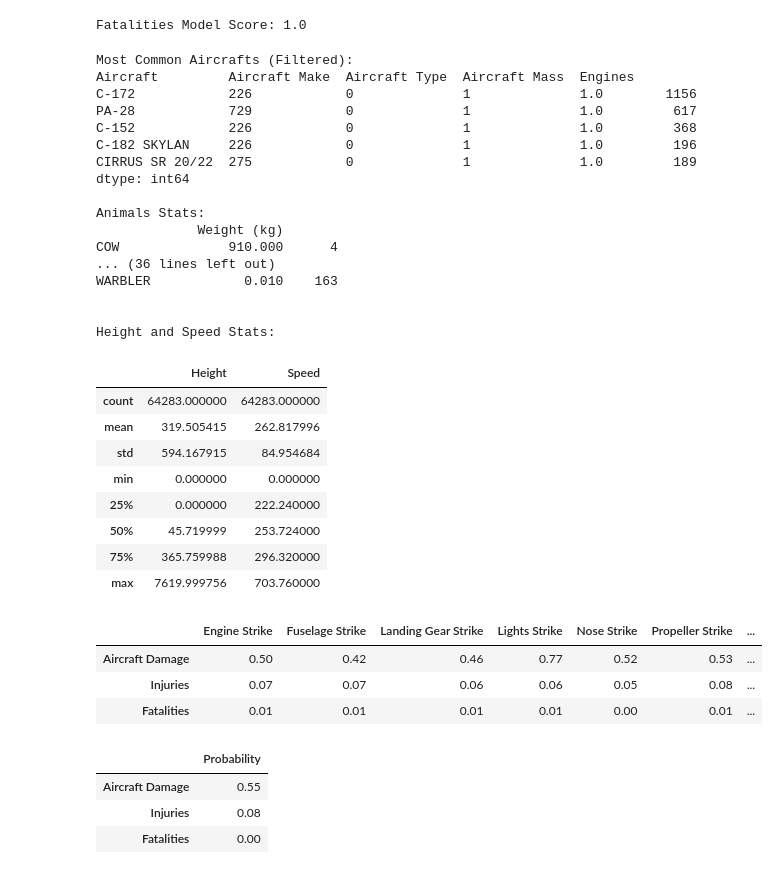
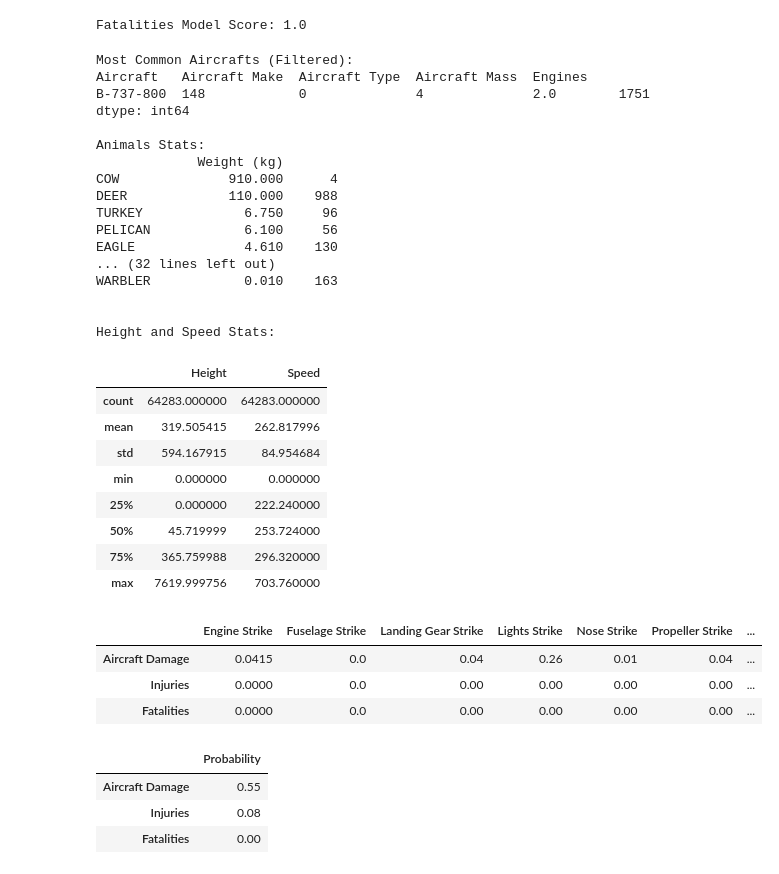
Before and after one commit to jgbreault/ByeByeBirdy, a Jupyter notebook: ByeByeBirdy.ipynb, the cells around one changed output. Cells and saved outputs as stored; diff of their text form; code cells hidden in the pictures.

```diff
--- a/ByeByeBirdy.ipynb
+++ b/ByeByeBirdy.ipynb
@@ -75,7 +75,7 @@ animalWeights = { # In kg
     'SWALLOW': 0.019,
     'HERON': 1.5,
     'EAGLE': 4.61,
-    'DARTER': 1.2,
+    'ANHINGA': 1.2,
     'RAIL': 0.288,
     'GREBE': 0.91,
     'OSPREY': 1.4,
@@ -742,7 +741,7 @@ def findAircrafts(aircraft=None, make=None, model=None, mass=None, engines=None,
 ### Info to help choose model inputs
 
 print('Most Common Aircrafts (Filtered):')
-findAircrafts(mass=1, engines=1)
+findAircrafts(aircraft='B-737-800')
 
 print('Animals Stats:')
 animalStats = pd.DataFrame.from_dict(animalWeights, orient='index')
@@ -755,18 +754,18 @@ print('Height and Speed Stats:')
 impacts[['Height', 'Speed']].describe()
 # %% [output]
 Most Common Aircrafts (Filtered):
-Aircraft         Aircraft Make  Aircraft Type  Aircraft Mass  Engines
-C-172            226            0              1              1.0        1156
-PA-28            729            0              1              1.0         617
-C-152            226            0              1              1.0         368
-C-182 SKYLAN     226            0              1              1.0         196
-CIRRUS SR 20/22  275            0              1              1.0         189
+Aircraft   Aircraft Make  Aircraft Type  Aircraft Mass  Engines
+B-737-800  148            0              4              2.0        1751
 dtype: int64
 
 Animals Stats:
              Weight (kg)
 COW              910.000      4
-... (36 lines left out)
+DEER             110.000    988
+TURKEY             6.750     96
+PELICAN            6.100     56
+EAGLE              4.610    130
+... (32 lines left out)
 WARBLER            0.010    163
 
 
@@ -783,16 +782,16 @@ Height and Speed Stats:
 # %%
 ### Predictions by Strike Location (1 strike location per impact)
 
-impactStrikeTable(aircraft='C-172',
-                  animal='PELICAN',
-                  quantity=2,
-                  height=100, # in m
-                  speed=350) # in km/h
+impactStrikeTable(aircraft='B-737-800',
+                  animal='Gull',
+                  quantity=1,
+                  height=0, # in m
+                  speed=275) # in km/h
 # %% [output]
 |  | Engine Strike | Fuselage Strike | Landing Gear Strike | Lights Strike | Nose Strike | Propeller Strike | ... |
-| Aircraft Damage | 0.50 | 0.42 | 0.46 | 0.77 | 0.52 | 0.53 | ... |
-| Injuries | 0.07 | 0.07 | 0.06 | 0.06 | 0.05 | 0.08 | ... |
-| Fatalities | 0.01 | 0.01 | 0.01 | 0.01 | 0.00 | 0.01 | ... |
+| Aircraft Damage | 0.0415 | 0.0 | 0.04 | 0.26 | 0.01 | 0.04 | ... |
+| Injuries | 0.0000 | 0.0 | 0.00 | 0.00 | 0.00 | 0.00 | ... |
+| Fatalities | 0.0000 | 0.0 | 0.00 | 0.00 | 0.00 | 0.00 | ... |
 # %%
 ### Predictions with Custom Strike Locations
 
```
Also changed, not shown: parts of 2 cells of this notebook.
